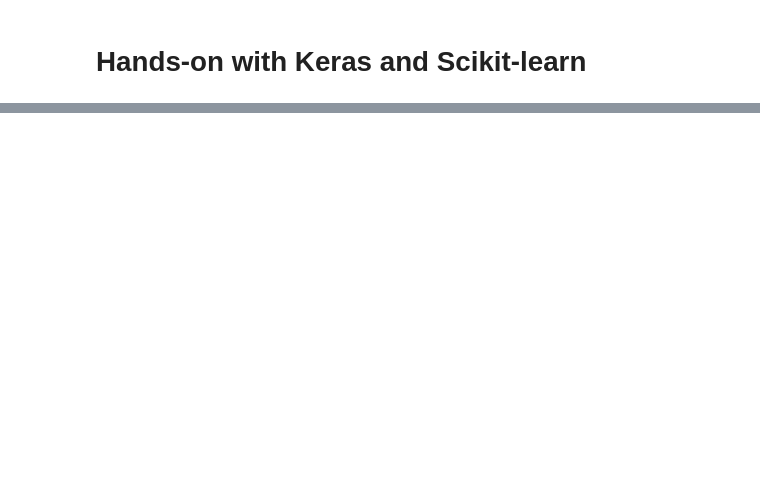
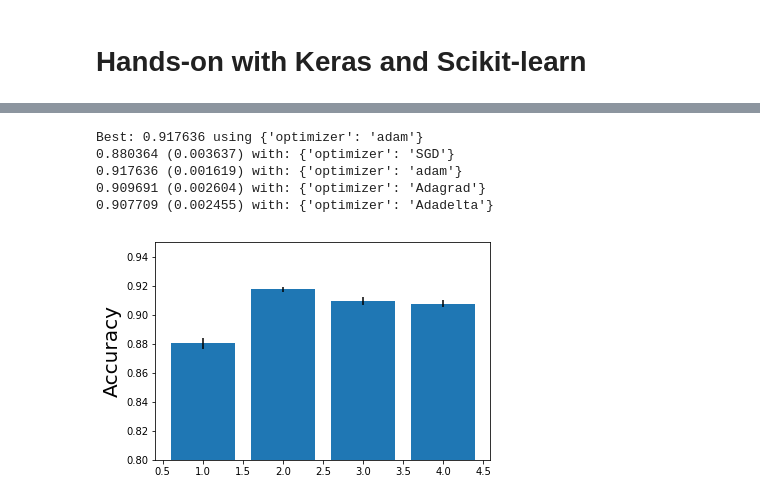
Before and after one commit to Hezi-Resheff/Oreilly-OSCON2017-Learning-TensorFlow, a Jupyter notebook: notebooks/Keras_hands_on_session.ipynb, the cells around one changed output, grey strips where cells are left out. Drawn from its saved outputs; the diff is of its cells as text; code cells hidden in the pictures; blank space fills up the shorter version.

Commit message:
keras exerces

```diff
--- a/notebooks/Keras_hands_on_session.ipynb
+++ b/notebooks/Keras_hands_on_session.ipynb
@@ -99,0 +86,6 @@ ValueError: Error when checking target: expected dense_8 to have shape (None, 10
+# %%
+DATA_DIR = '/tmp/data' if not 'win32' in sys.platform else "c:\\tmp\\data"
+data = input_data.read_data_sets(DATA_DIR, one_hot=True)
+x_train, y_train = data.train.images,data.train.labels.astype(np.int32)
+x_test, y_test = data.test.images,data.test.labels.astype(np.int32)
+print(x_train.shape)
@@ -99,0 +98,16 @@ ValueError: Error when checking target: expected dense_8 to have shape (None, 10
+# %%
+def create_model(optimizer='SGD'):
+    # create model
+    model = Sequential()
+    model.add(Dense(10,input_shape = (784,),activation="softmax"))
+    model.compile(loss='categorical_crossentropy', optimizer=optimizer, metrics=['accuracy'])
+    return model
+# %%
+from keras.wrappers.scikit_learn import KerasClassifier
+from sklearn.model_selection import GridSearchCV
+
+model = KerasClassifier(build_fn=create_model, verbose=1, epochs=10, batch_size=128)
+optimizer = ['SGD','adam','Adagrad', 'Adadelta']
+param_grid = dict(optimizer=optimizer)
+grid = GridSearchCV(estimator=model, param_grid=param_grid, n_jobs=1)
+grid_result = grid.fit(x_train, y_train)
@@ -99,0 +132,21 @@ ValueError: Error when checking target: expected dense_8 to have shape (None, 10
+# %%
+# summarize results
+print("Best: %f using %s" % (grid_result.best_score_, grid_result.best_params_))
+means = grid_result.cv_results_['mean_test_score']
+stds = grid_result.cv_results_['std_test_score']
+params = grid_result.cv_results_['params']
+for mean, stdev, param in zip(means, stds, params):
+    print("%f (%f) with: %r" % (mean, stdev, param))
+# %% [output]
+Best: 0.917636 using {'optimizer': 'adam'}
+0.880364 (0.003637) with: {'optimizer': 'SGD'}
+0.917636 (0.001619) with: {'optimizer': 'adam'}
+0.909691 (0.002604) with: {'optimizer': 'Adagrad'}
+0.907709 (0.002455) with: {'optimizer': 'Adadelta'}
+# %%
+plt.bar([1,2,3,4],means,yerr=stds)
+plt.ylim([0.8,0.95])
+plt.ylabel('Accuracy',fontsize=20)
+plt.show()
+# %% [output]
+[figure, added]
```
Also changed, not shown: parts of 43 cells of this notebook.
